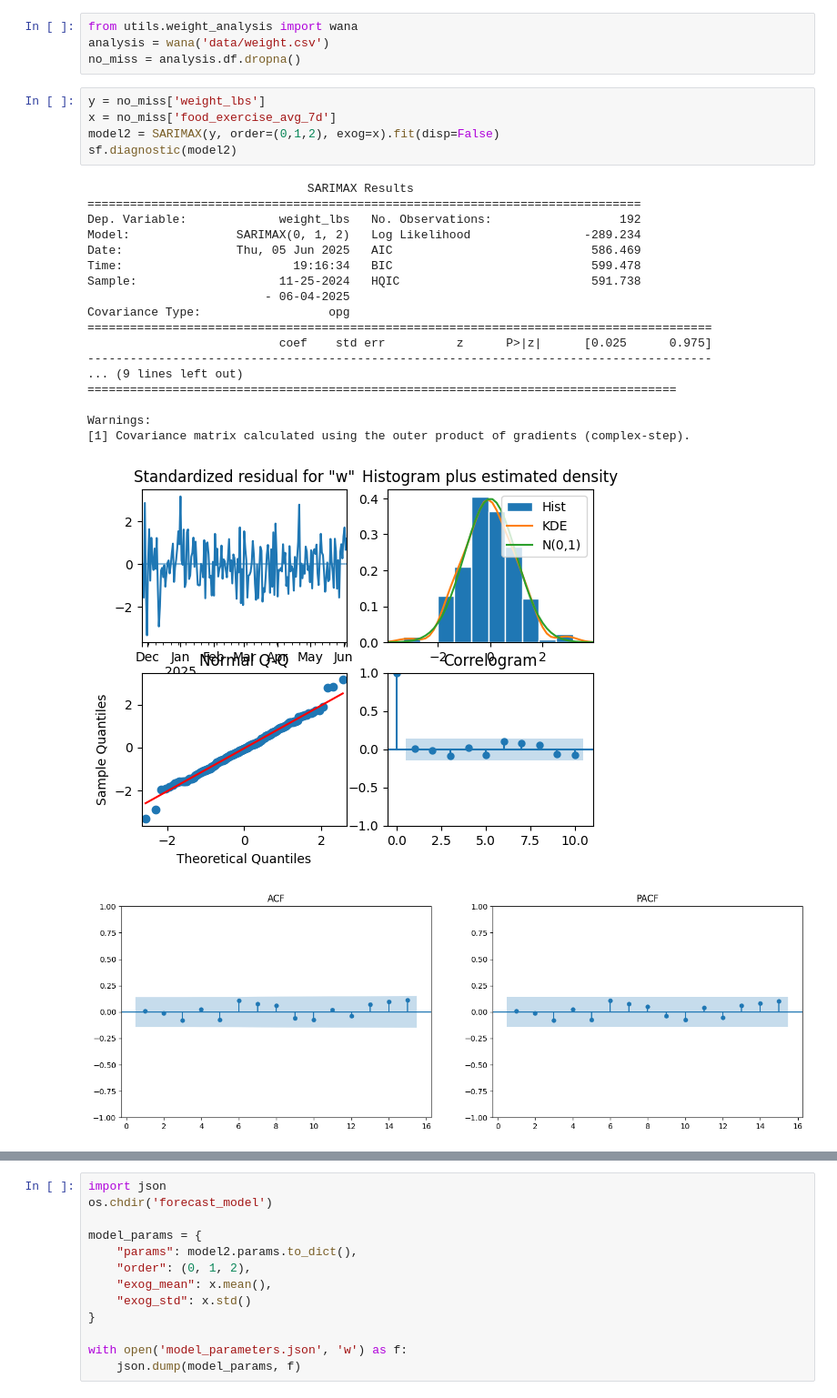
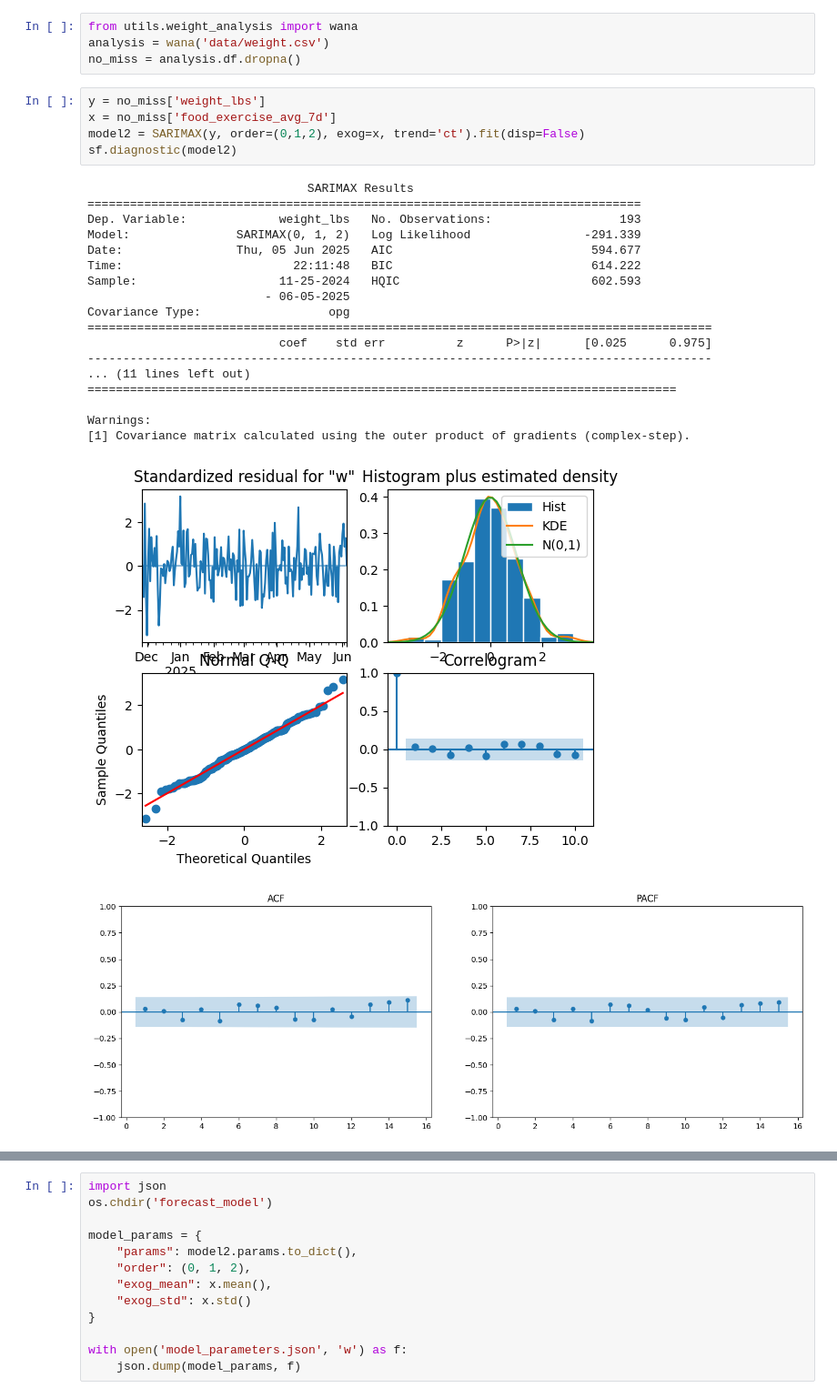
Before and after one commit to danielrferreira/weight_control, a Jupyter notebook: forecast_model/analysis.ipynb, the cells around one changed output, grey strips where cells are left out. Shown at 91% size. Saved outputs shown, nothing was run; the diff lists cells and outputs as text.

```diff
--- a/forecast_model/analysis.ipynb
+++ b/forecast_model/analysis.ipynb
@@ -68,25 +68,25 @@ no_miss = analysis.df.dropna()
 # %%
 y = no_miss['weight_lbs']
 x = no_miss['food_exercise_avg_7d']
-model2 = SARIMAX(y, order=(0,1,2), exog=x).fit(disp=False)
+model2 = SARIMAX(y, order=(0,1,2), exog=x, trend='ct').fit(disp=False)
 sf.diagnostic(model2)
 # %% [output]
                                SARIMAX Results
 ==============================================================================
-Dep. Variable:             weight_lbs   No. Observations:                  192
-Model:               SARIMAX(0, 1, 2)   Log Likelihood                -289.234
-Date:                Thu, 05 Jun 2025   AIC                            586.469
-Time:                        19:16:34   BIC                            599.478
-Sample:                    11-25-2024   HQIC                           591.738
-                         - 06-04-2025
+Dep. Variable:             weight_lbs   No. Observations:                  193
+Model:               SARIMAX(0, 1, 2)   Log Likelihood                -291.339
+Date:                Thu, 05 Jun 2025   AIC                            594.677
+Time:                        22:11:48   BIC                            614.222
+Sample:                    11-25-2024   HQIC                           602.593
+                         - 06-05-2025
 Covariance Type:                  opg
 ========================================================================================
                            coef    std err          z      P>|z|      [0.025      0.975]
 ----------------------------------------------------------------------------------------
-... (9 lines left out)
+... (11 lines left out)
 ===================================================================================
 
 Warnings:
 [1] Covariance matrix calculated using the outer product of gradients (complex-step).
-[figure, old version]
+[figure, new version]
 [figure]
```
Also changed, not shown: parts of 16 cells of this notebook, 1 other file.
